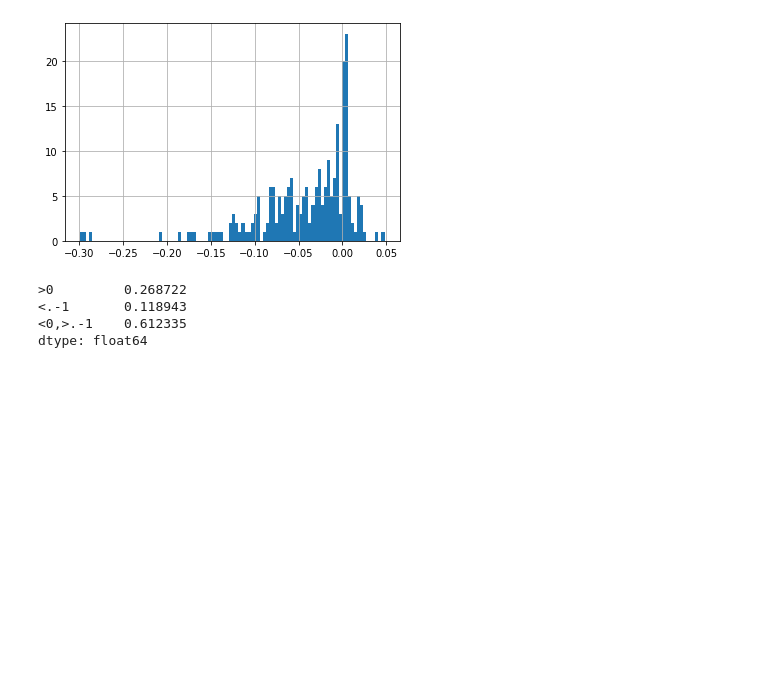
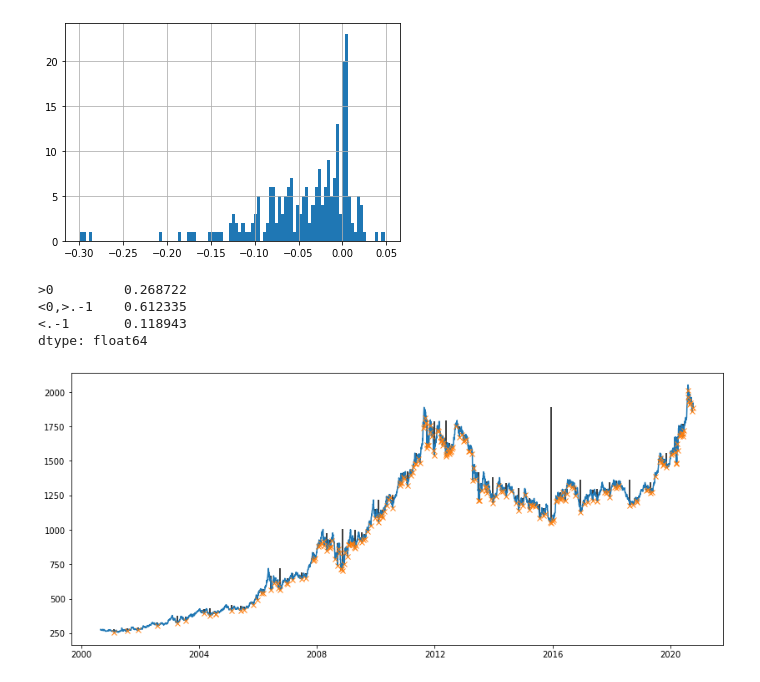
Before and after one commit to dllllb/btrade, a Jupyter notebook: trends.ipynb, the cells around one changed output. Drawn from its saved outputs; the diff is of its cells as text; code cells hidden in the pictures; blank space fills up the shorter version.

```diff
--- a/trends.ipynb
+++ b/trends.ipynb
@@ -77,12 +102,21 @@ gain_vs_prev_max[peaks].hist(bins=100);
 [figure]
 # %%
 r = {}
-r['>0'] = (gain_vs_prev_max[peaks] > 0).sum()/len(gain_vs_prev_max[peaks])
-r['<.-1'] = (gain_vs_prev_max[peaks] < -.1).sum()/len(gain_vs_prev_max[peaks])
-r['<0,>.-1'] = (gain_vs_prev_max[peaks] > -.1).sum()/len(gain_vs_prev_max[peaks])-r['>0']
+r['>0'] = (gains > 0).sum()/len(gains)
+r['<0,>.-1'] = (gains > -.1).sum()/len(gains)-r['>0']
+r['<.-1'] = (gains < -.1).sum()/len(gains)
 pd.Series(r)
 # %% [output]
 >0         0.268722
+<0,>.-1    0.612335
 <.-1       0.118943
-<0,>.-1    0.612335
 dtype: float64
+# %%
+peaks, props = find_peaks(-ts, prominence=20)
+prominences = props['prominences']
+plt.figure(figsize=(14, 6))
+plt.plot(ts.index, ts)
+plt.plot(ts[peaks].index, ts[peaks], 'x')
+plt.vlines(x=ts[peaks].index, ymin=ts[peaks], ymax=ts[peaks] + prominences, colors='black');
+# %% [output]
+[figure, added]
```
Also changed, not shown: parts of 8 cells of this notebook.
